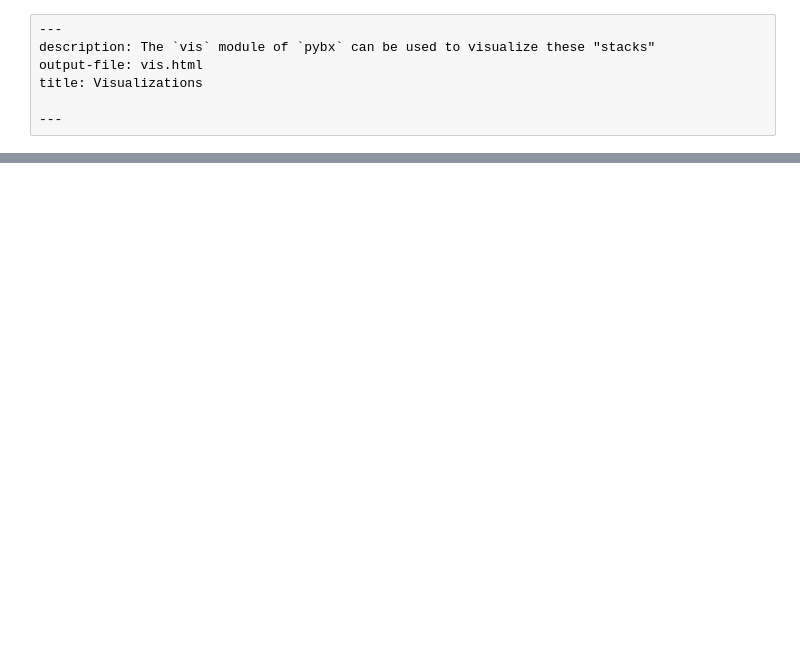
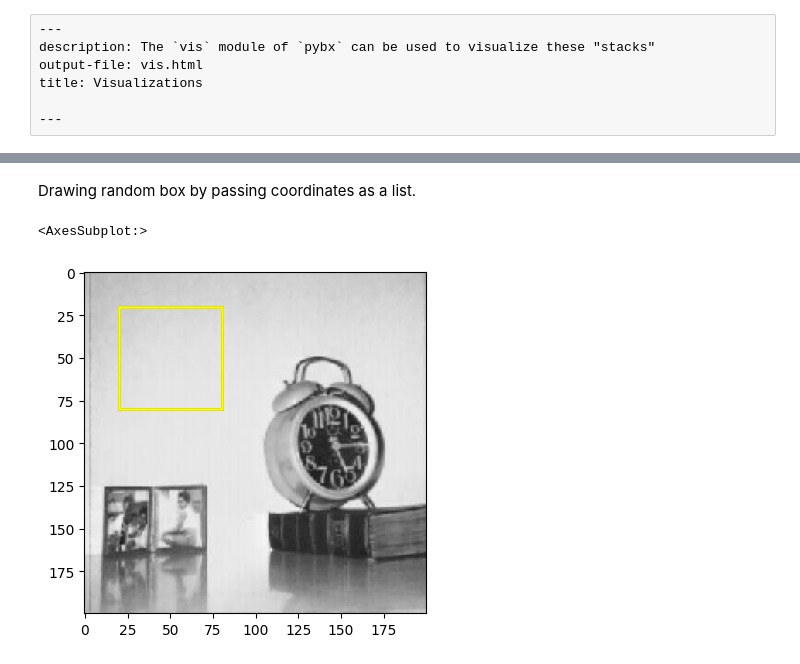
Before and after one commit to thatgeeman/pybx, a Jupyter notebook: _proc/05_vis.ipynb, the cells around one changed output, grey strips where cells are left out. Drawn from its saved outputs; the diff is of its cells as text; code cells hidden in the pictures; blank space fills up the shorter version.

```diff
--- a/_proc/05_vis.ipynb
+++ b/_proc/05_vis.ipynb
@@ -145,0 +193,7 @@ Method to draw an image, box and logits overlayed if passed.
+# %% [markdown]
+Drawing random box by passing coordinates as a list.
+# %%
+draw(im, [[20, 20, 80, 80]])
+# %% [output]
+<AxesSubplot:>
+[figure, added]
```
Also changed, not shown: parts of 28 cells of this notebook, 29 other files.
